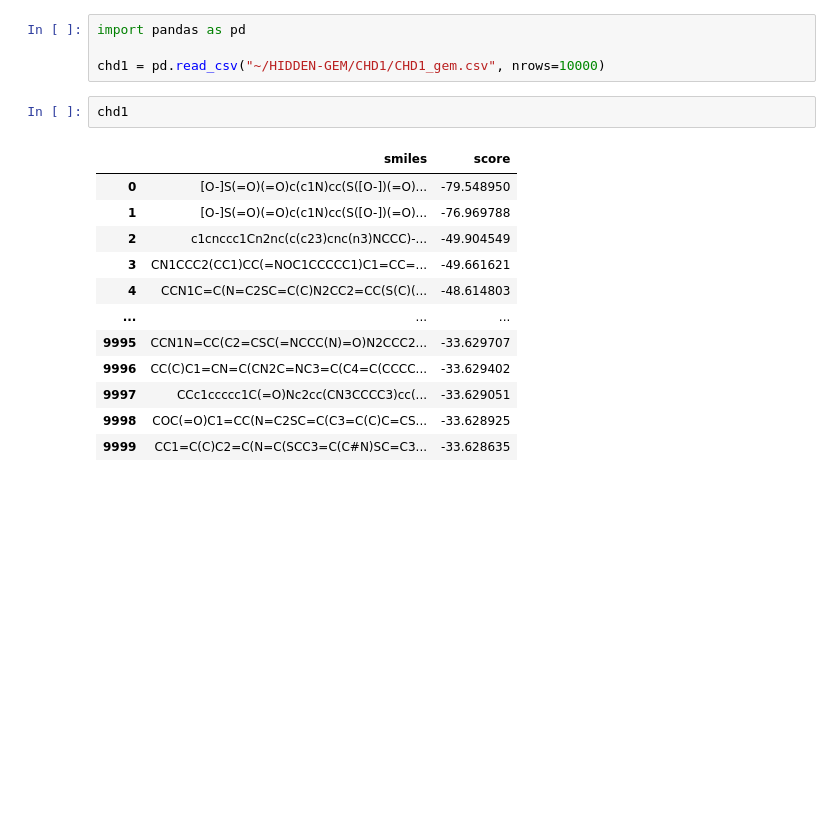
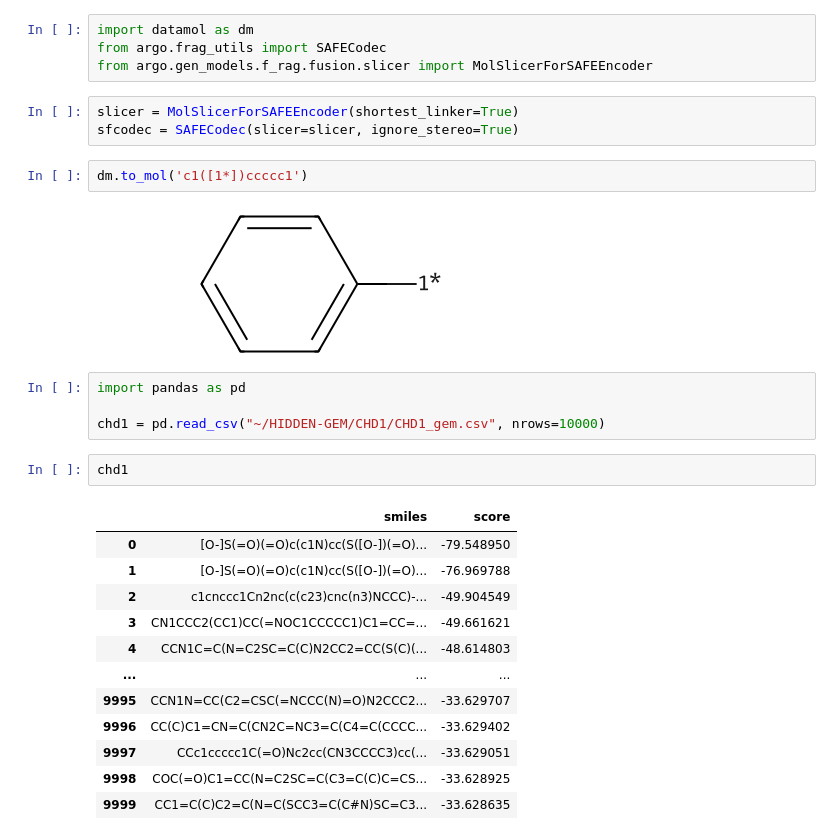
Before and after one commit to Popov-Lab-UNC/argo, a Jupyter notebook: notebooks/playground.ipynb, the cells around one changed output. Drawn from its saved outputs; the diff is of its cells as text; blank space fills up the shorter version.

Commit message:
Fix f-rag, using SAFECodec instead

```diff
--- a/notebooks/playground.ipynb
+++ b/notebooks/playground.ipynb
@@ -1,3 +1,14 @@
+# %%
+import datamol as dm
+from argo.frag_utils import SAFECodec
+from argo.gen_models.f_rag.fusion.slicer import MolSlicerForSAFEEncoder
+# %%
+slicer = MolSlicerForSAFEEncoder(shortest_linker=True)
+sfcodec = SAFECodec(slicer=slicer, ignore_stereo=True)
+# %%
+dm.to_mol('c1([1*])ccccc1')
+# %% [output]
+[figure, added]
 # %%
 import pandas as pd
 
```
Also changed, not shown: parts of 8 cells of this notebook, 6 other files.
